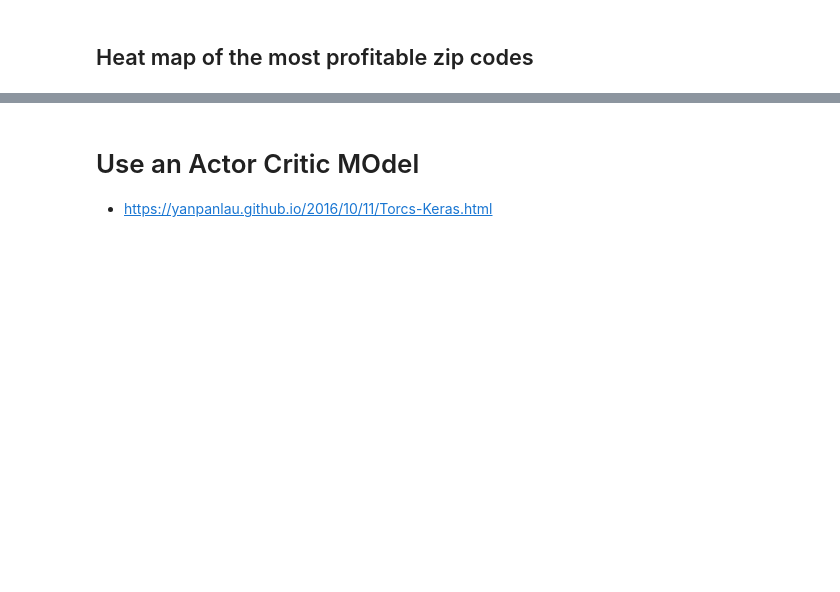
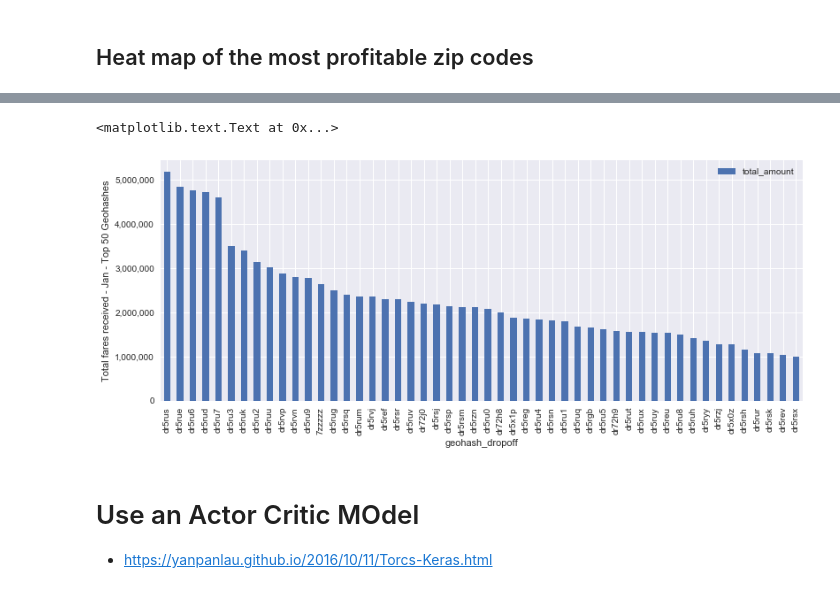
Before and after one commit to jonhilgart22/DSCI-6005-deep-learning, a Jupyter notebook: final_project/Taxi-Cab-EDA.ipynb, the cells around one changed output, grey strips where cells are left out. Saved outputs shown, nothing was run; the diff lists cells and outputs as text; code cells hidden in the pictures; blank space fills up the shorter version.

Commit message:
image of fares for month of jan

```diff
--- a/final_project/Taxi-Cab-EDA.ipynb
+++ b/final_project/Taxi-Cab-EDA.ipynb
@@ -296,0 +317,6 @@ gh.neighbors(taxi_yellowcab_jan_geohash_df.geohas_dropoff[0])
+# %%
+dropoff_sum_fare = taxi_yellowcab_df.groupby('geohash_dropoff').sum()['total_amount'].reset_index()
+# %%
+dropoff_sum_fare = dropoff_sum_fare.sort_values(by='total_amount',ascending=False)
+# %%
+dropoff_sum_fare['total_amount']= dropoff_sum_fare.total_amount.apply(lambda x: round(x))
@@ -297,3 +327,12 @@ gh.neighbors(taxi_yellowcab_jan_geohash_df.geohas_dropoff[0])
+# %%
+#plt.figure(figsize=(10,5))
+ax = dropoff_sum_fare[:50].plot(x='geohash_dropoff',y='total_amount',kind='bar',figsize=(13,5))
+ax.get_yaxis().set_major_formatter(
+    matplotlib.ticker.FuncFormatter(lambda x, p: format(int(x), ',')))
+plt.ylabel('Total fares received - Jan - Top 50 Geohashes')
+# %% [output]
+<matplotlib.text.Text at 0x...>
+[figure, added]
 # %% [markdown]
 # Use an Actor Critic MOdel
 - https://yanpanlau.github.io/2016/10/11/Torcs-Keras.html
```
Also changed, not shown: parts of 13 cells of this notebook, 6 other files.
